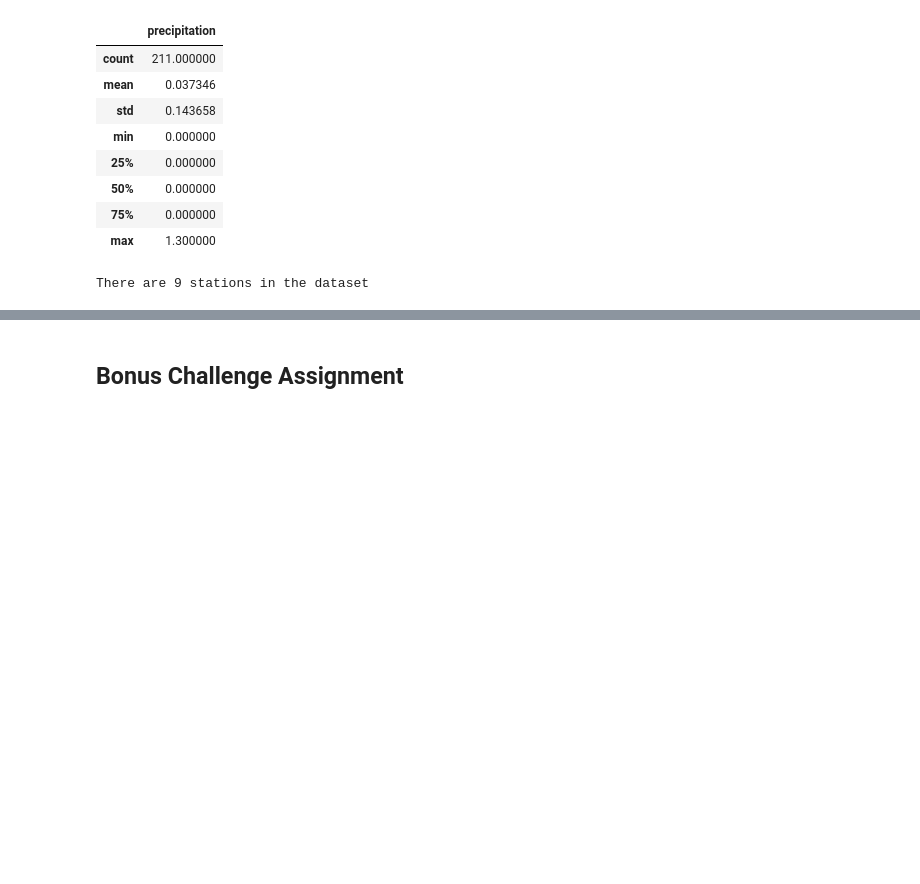
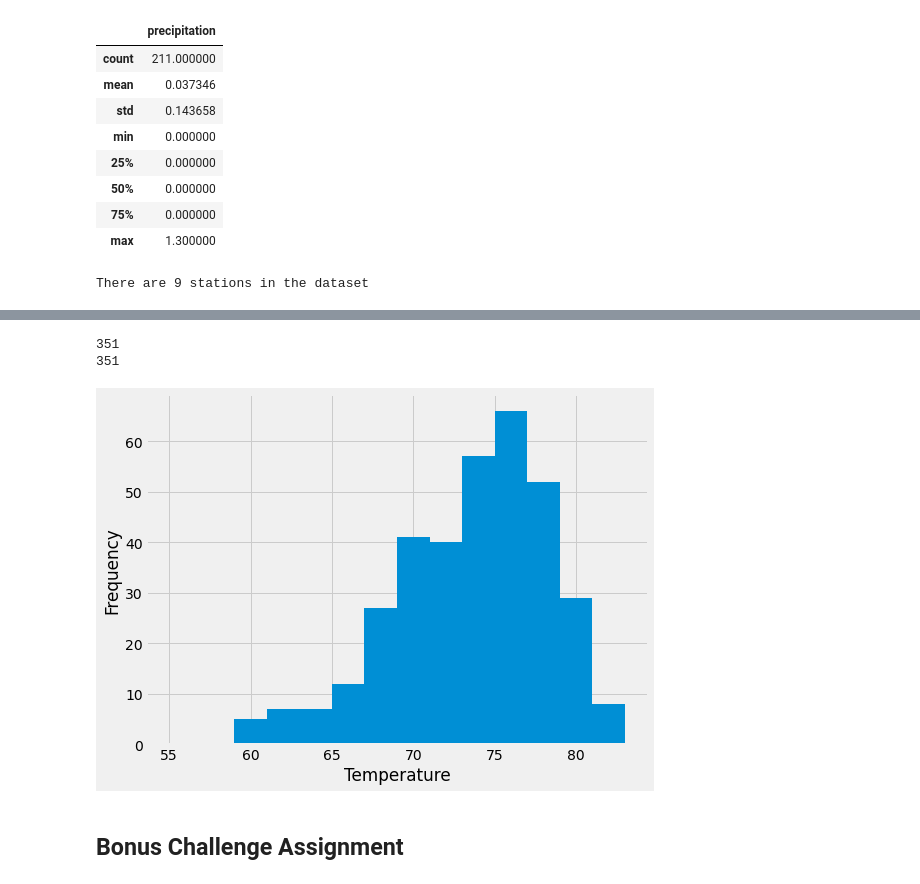
Before and after one commit to travisb98/Climate_Analysis, a Jupyter notebook: climate.ipynb, the cells around one changed output, grey strips where cells are left out. Drawn from its saved outputs; the diff is of its cells as text; code cells hidden in the pictures; blank space fills up the shorter version.

```diff
--- a/climate.ipynb
+++ b/climate.ipynb
@@ -187,3 +195,37 @@ station_acitity[0]
+# %%
+# Choose the station with the highest number of temperature observations.
+top_station=station_summary_df["station"][0]
+# Query the last 12 months of temperature observation data for this station and plot the results as a histogram
+
+### find the first and last date we'll be plotting
+top_last_date = dt.datetime.strptime(session.query(mt.date,mt.tobs).order_by(mt.date.desc()).first()[0],'%Y-%m-%d')
+top_first_date = top_last_date - dt.timedelta(days=365)
+
+
+##### using the first and last date for the top station, query the temp data
+
+top_station_temps_df=pd.DataFrame(session.query(mt.date,mt.tobs).filter(mt.station==top_station,mt.date>top_first_date).all())
+###making the date he index
+top_station_temps_df.set_index('date',inplace=True)
+
+
+print(len(top_station_temps_df))
+top_station_temps_df.dropna(inplace=True)
+
+
+
+bin=np.arange(55,85,2)
+bin
+print(len(top_station_temps_df))
+fig,ax=plt.subplots(figsize=(8,6))
+ax.hist(top_station_temps.tobs,bins=bin)
+plt.xlabel("Temperature")
+plt.ylabel("Frequency")
+plt.show()
+# %% [output]
+351
+351
+[figure, added]
 # %% [markdown]
 ## Bonus Challenge Assignment
 # %%
```
Also changed, not shown: parts of 3 cells of this notebook.
